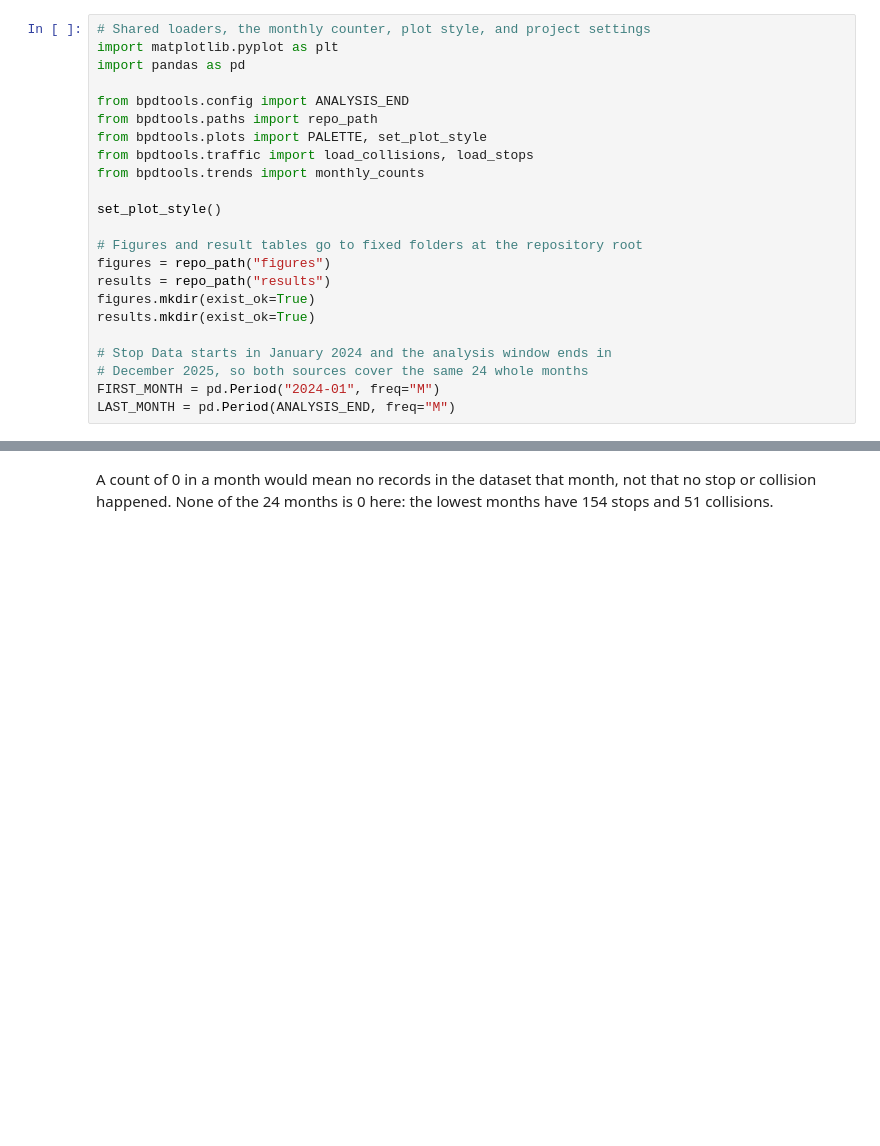
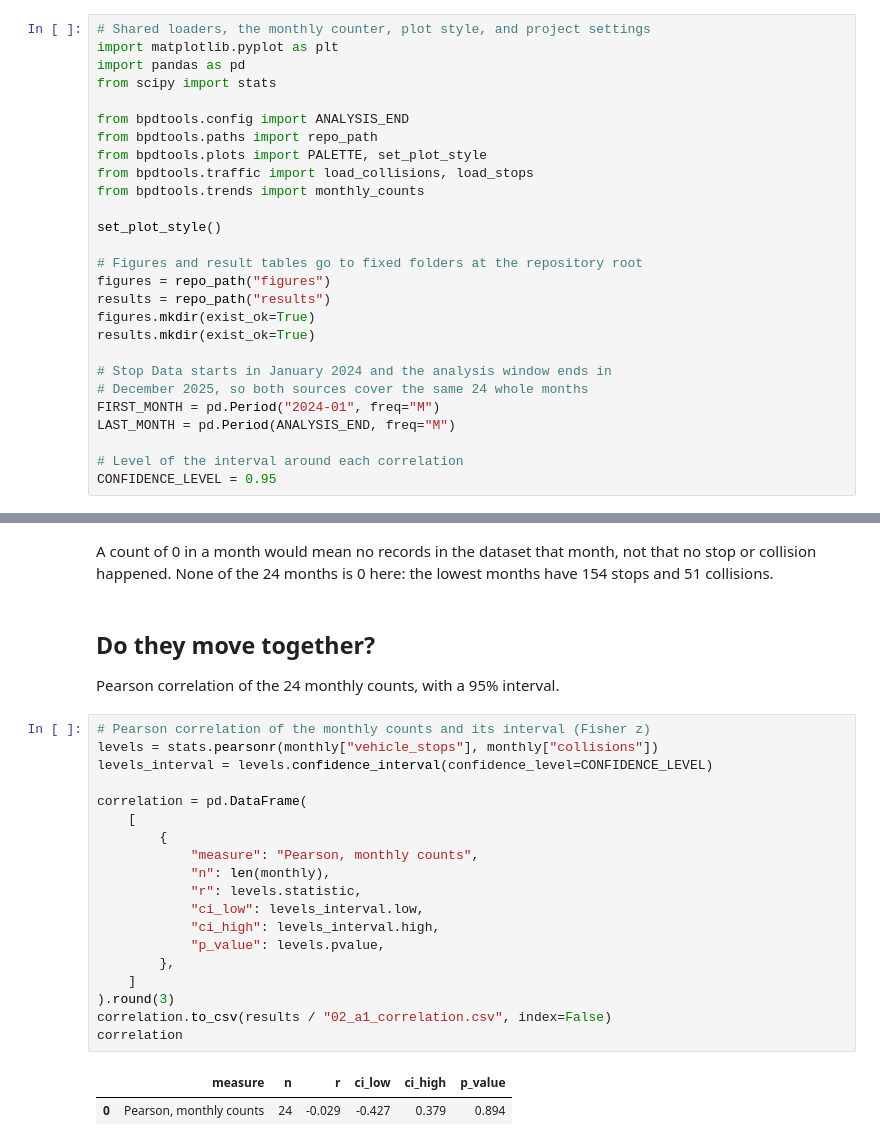
Before and after one commit to UCB-stat159-f26/final-project-team-16, a Jupyter notebook: notebooks/02_trends.ipynb, the cells around one changed output, grey strips where cells are left out. Cells and saved outputs as stored; diff of their text form; blank space fills up the shorter version.

```diff
--- a/notebooks/02_trends.ipynb
+++ b/notebooks/02_trends.ipynb
@@ -10,6 +10,7 @@
 # Shared loaders, the monthly counter, plot style, and project settings
 import matplotlib.pyplot as plt
 import pandas as pd
+from scipy import stats
 
 from bpdtools.config import ANALYSIS_END
 from bpdtools.paths import repo_path
@@ -29,6 +30,9 @@ results.mkdir(exist_ok=True)
 # December 2025, so both sources cover the same 24 whole months
 FIRST_MONTH = pd.Period("2024-01", freq="M")
 LAST_MONTH = pd.Period(ANALYSIS_END, freq="M")
+
+# Level of the interval around each correlation
+CONFIDENCE_LEVEL = 0.95
 # %% [markdown]
 ## Monthly counts
 
@@ -107,3 +111,29 @@ fig.savefig(figures / "02_a1_monthly_trends.png")
 [figure]
 # %% [markdown]
 A count of 0 in a month would mean no records in the dataset that month, not that no stop or collision happened. None of the 24 months is 0 here: the lowest months have 154 stops and 51 collisions.
+# %% [markdown]
+## Do they move together?
+
+Pearson correlation of the 24 monthly counts, with a 95% interval.
+# %%
+# Pearson correlation of the monthly counts and its interval (Fisher z)
+levels = stats.pearsonr(monthly["vehicle_stops"], monthly["collisions"])
+levels_interval = levels.confidence_interval(confidence_level=CONFIDENCE_LEVEL)
+
+correlation = pd.DataFrame(
+    [
+        {
+            "measure": "Pearson, monthly counts",
+            "n": len(monthly),
+            "r": levels.statistic,
+            "ci_low": levels_interval.low,
+            "ci_high": levels_interval.high,
+            "p_value": levels.pvalue,
+        },
+    ]
+).round(3)
+correlation.to_csv(results / "02_a1_correlation.csv", index=False)
+correlation
+# %% [output]
+|  | measure | n | r | ci_low | ci_high | p_value |
+| 0 | Pearson, monthly counts | 24 | -0.029 | -0.427 | 0.379 | 0.894 |
```
Also changed, not shown: 1 other file.
